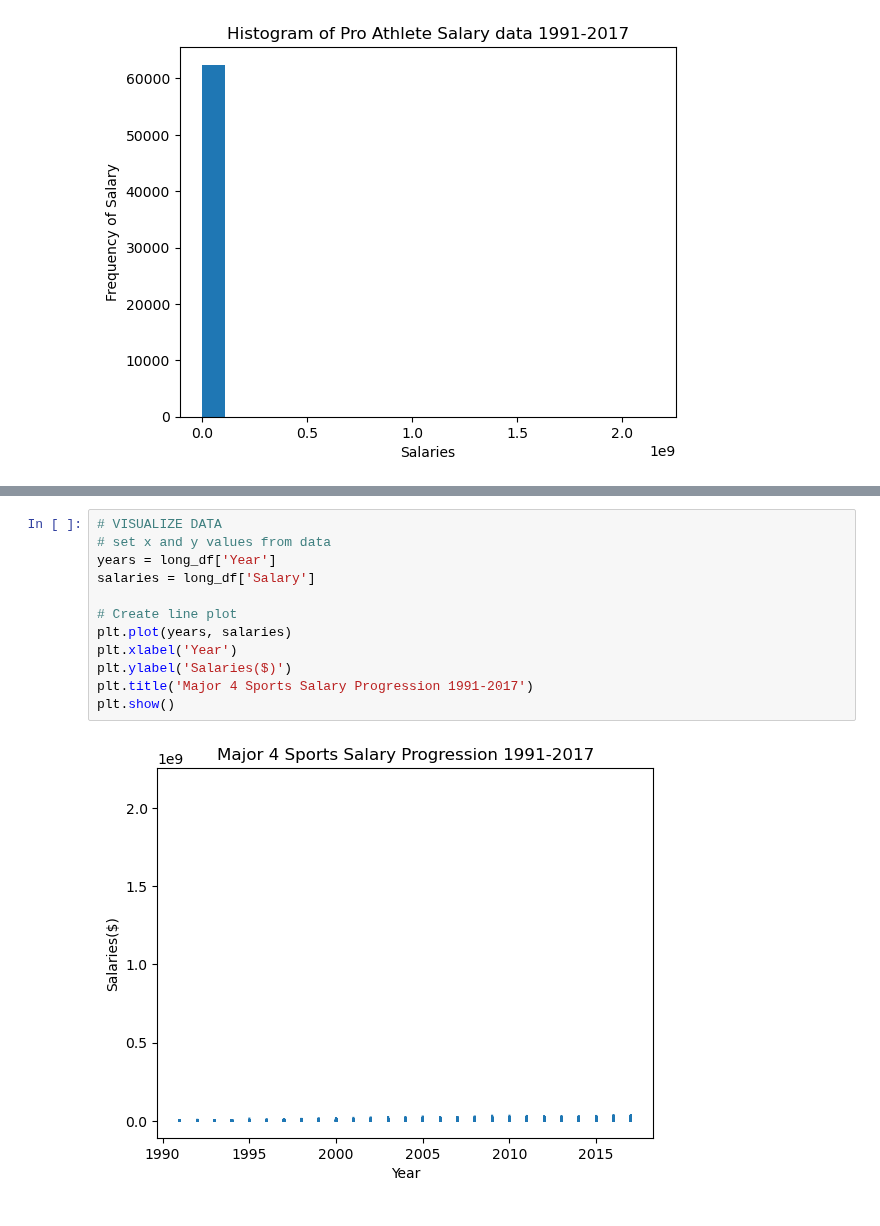
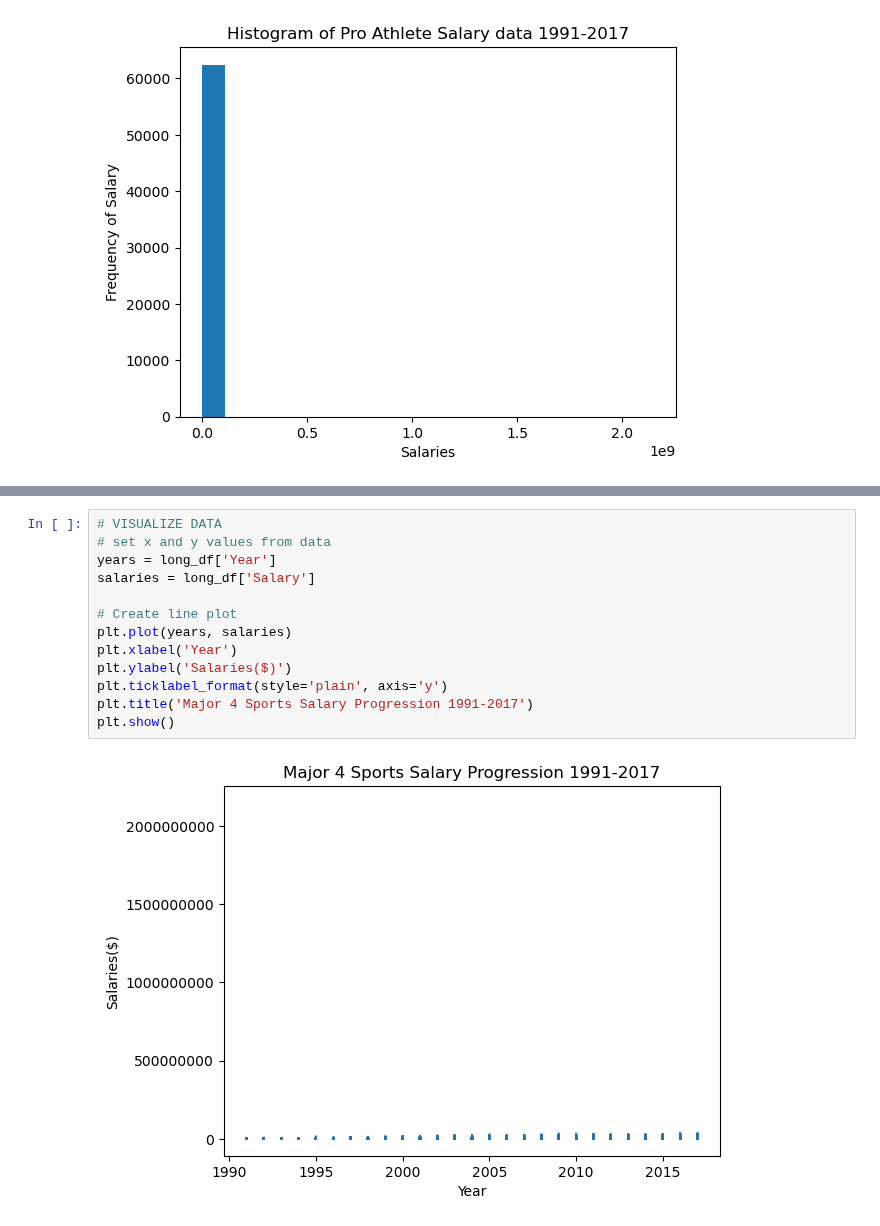
Before and after one commit to JP-Butler/Pro_Sports_Salary_Analysis, a Jupyter notebook: cookiecutter_structure/notebooks/eda.ipynb, the cells around one changed output, grey strips where cells are left out. Saved outputs shown, nothing was run; the diff lists cells and outputs as text.

```diff
--- a/cookiecutter_structure/notebooks/eda.ipynb
+++ b/cookiecutter_structure/notebooks/eda.ipynb
@@ -122,14 +146,15 @@ plt.show()
 # %%
 # VISUALIZE DATA
 # set x and y values from data
 years = long_df['Year']
 salaries = long_df['Salary']
 
 # Create line plot
 plt.plot(years, salaries)
 plt.xlabel('Year')
 plt.ylabel('Salaries($)')
+plt.ticklabel_format(style='plain', axis='y')
 plt.title('Major 4 Sports Salary Progression 1991-2017')
 plt.show()
 # %% [output]
-[figure, old version]
+[figure, new version]
```
Also changed, not shown: parts of 4 cells of this notebook, 1 other file.
